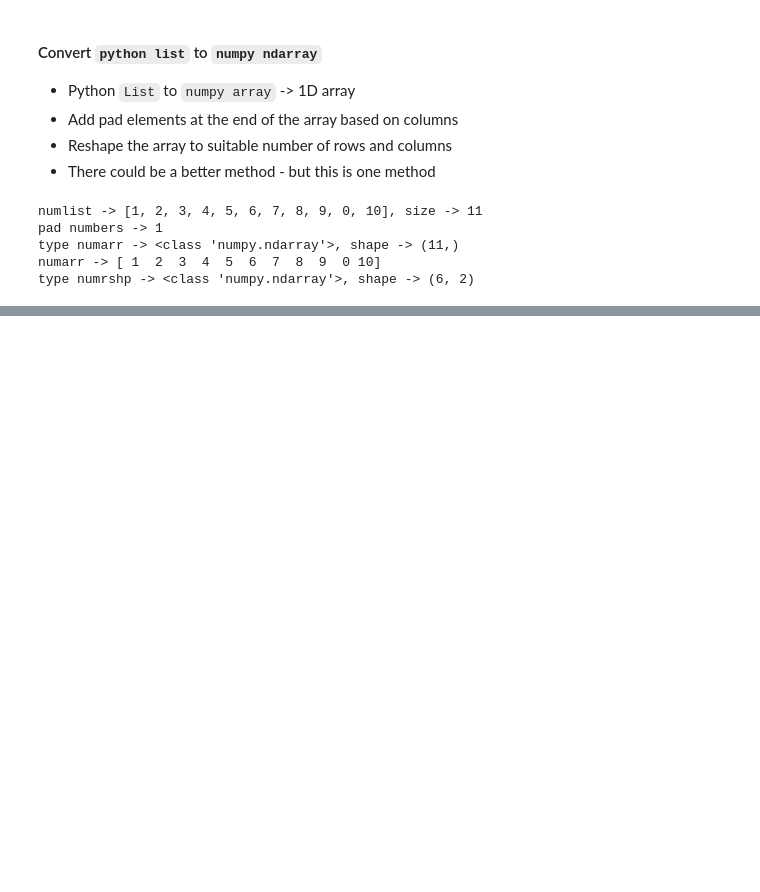
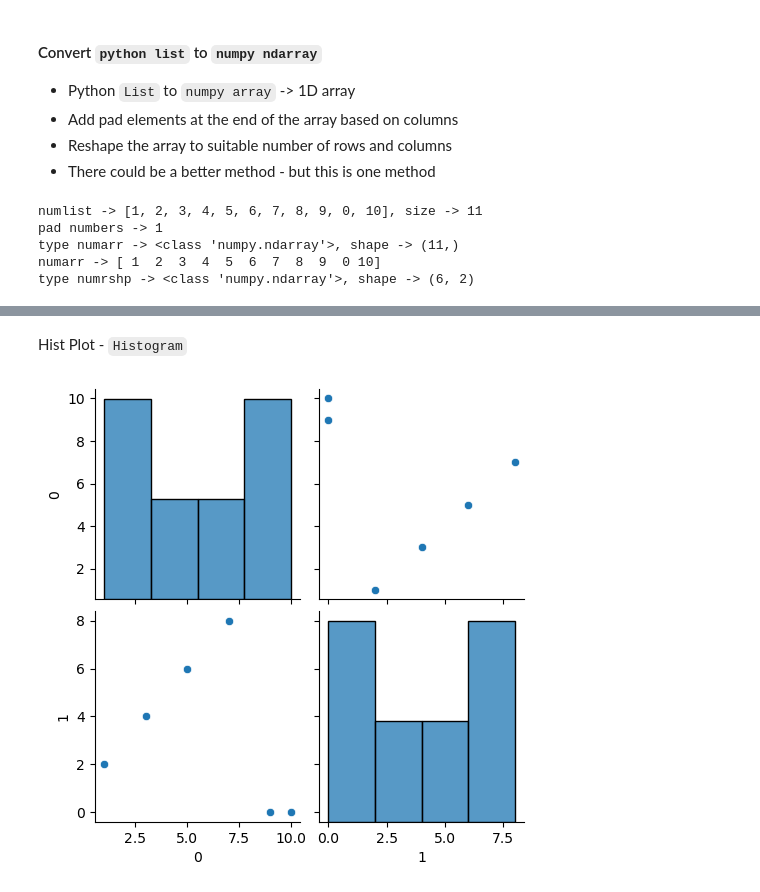
Before and after one commit to sriharip490/AIML-Workbooks, a Jupyter notebook: mlr/mlr-workbook.ipynb, the cells around one changed output, grey strips where cells are left out. Cells and saved outputs as stored; diff of their text form; code cells hidden in the pictures; blank space fills up the shorter version.

```diff
--- a/mlr/mlr-workbook.ipynb
+++ b/mlr/mlr-workbook.ipynb
@@ -123,3 +180,13 @@ type numrshp -> <class 'numpy.ndarray'>, shape -> (6, 2)
+# %% [markdown]
+Hist Plot - `Histogram`
+# %%
+import seaborn as sns
+cell_enabled = True
+if cell_enabled:
+    tmpdf = pd.DataFrame(numrshp)
+    sns.pairplot(tmpdf, diag_kind='hist')
+# %% [output]
+[figure, added]
 # %%
 import seaborn as sns
 # Check for linearity. We can also draw the pairplot for
```
Also changed, not shown: parts of 41 cells of this notebook.
